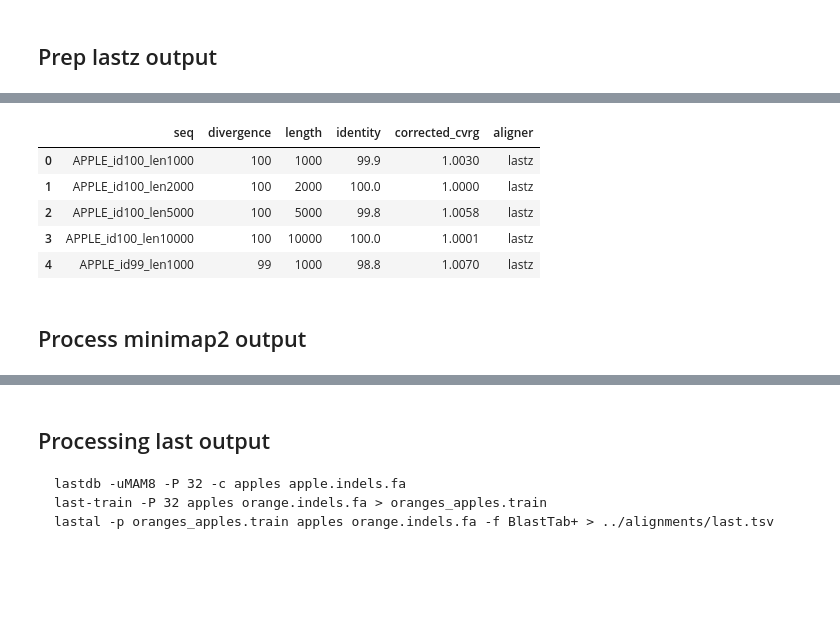
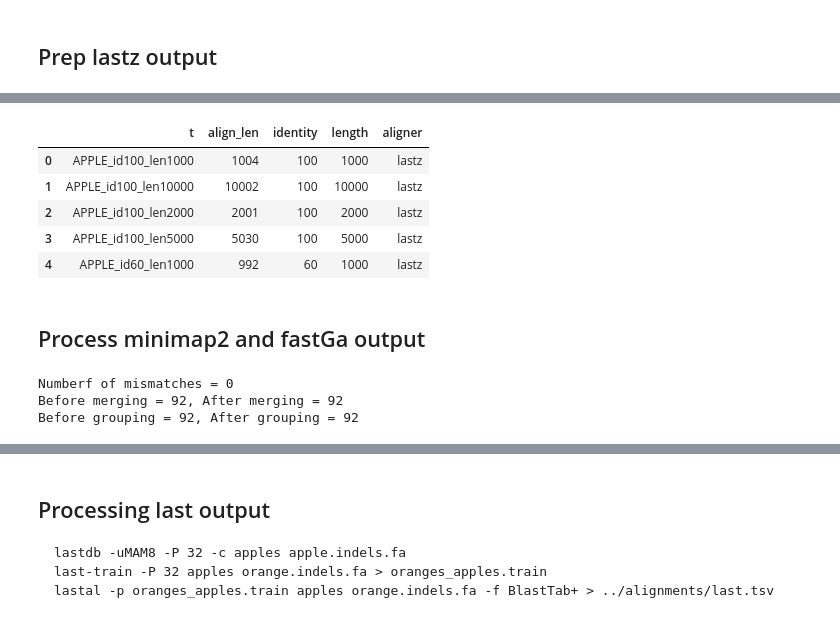
Before and after one commit to nekrut/lz-fg-mm, a Jupyter notebook: ipynb/plotting.ipynb, the cells around one changed output, grey strips where cells are left out. Drawn from its saved outputs; the diff is of its cells as text; code cells hidden in the pictures; blank space fills up the shorter version.

```diff
--- a/ipynb/plotting.ipynb
+++ b/ipynb/plotting.ipynb
@@ -68,0 +193,4 @@ lz = lz[['seq','divergence','length','identity','corrected_cvrg']]
+# %%
+lz['align_len'] = lz['end']-lz['start']+1
+# %%
+lz_agg = group_and_report(lz)
@@ -68,0 +199,2 @@ lz = lz[['seq','divergence','length','identity','corrected_cvrg']]
+# %%
+lz_agg = extract_id_len(lz_agg,'t')
@@ -69,13 +210,13 @@ lz = lz[['seq','divergence','length','identity','corrected_cvrg']]
 # %%
-lz['aligner']='lastz'
+lz_agg['aligner']='lastz'
 # %%
-lz.head()
+lz_agg.head()
 # %% [output]
-|  | seq | divergence | length | identity | corrected_cvrg | aligner |
-| 0 | APPLE_id100_len1000 | 100 | 1000 | 99.9 | 1.0030 | lastz |
-| 1 | APPLE_id100_len2000 | 100 | 2000 | 100.0 | 1.0000 | lastz |
-| 2 | APPLE_id100_len5000 | 100 | 5000 | 99.8 | 1.0058 | lastz |
-| 3 | APPLE_id100_len10000 | 100 | 10000 | 100.0 | 1.0001 | lastz |
-| 4 | APPLE_id99_len1000 | 99 | 1000 | 98.8 | 1.0070 | lastz |
+|  | t | align_len | identity | length | aligner |
+| 0 | APPLE_id100_len1000 | 1004 | 100 | 1000 | lastz |
+| 1 | APPLE_id100_len10000 | 10002 | 100 | 10000 | lastz |
+| 2 | APPLE_id100_len2000 | 2001 | 100 | 2000 | lastz |
+| 3 | APPLE_id100_len5000 | 5030 | 100 | 5000 | lastz |
+| 4 | APPLE_id60_len1000 | 992 | 60 | 1000 | lastz |
 # %% [markdown]
-## Process minimap2 output
+## Process minimap2 and fastGa output
@@ -84,2 +223,6 @@ lz.head()
 # %%
-mm = pd.read_csv('../scratch/mm.tsv',sep='\t',names='q,t,t_len,matches,align_len'.split(','))
+mm_agg = process_aligner_pafs('../scratch/mm.tsv','minimap2','q,t,start,end'.split(','))
+# %% [output]
+Numberf of mismatches = 0
+Before merging = 92, After merging = 92
+Before grouping = 92, After grouping = 92
```
Also changed, not shown: parts of 57 cells of this notebook, 2 other files.
